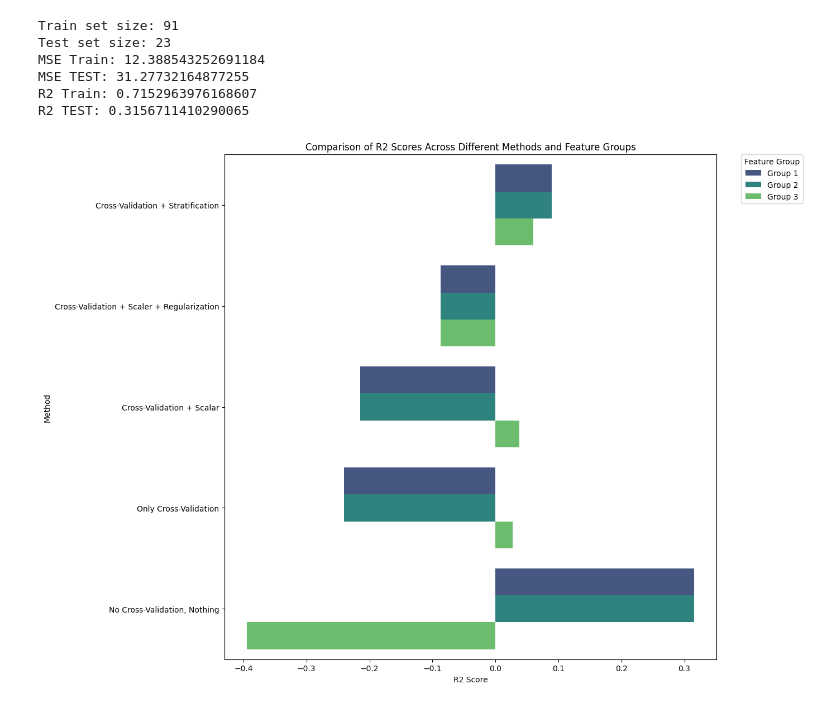
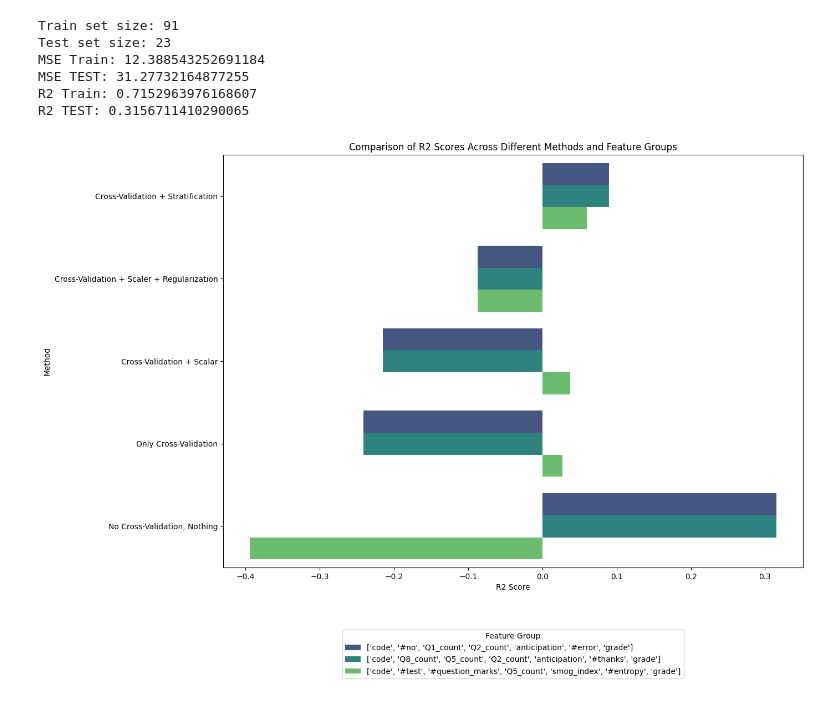
Before and after one commit to mhsendur/ChatGPT-Grade-Predictor, a Jupyter notebook: CS412_Project.ipynb, the cells around one changed output. Cells and saved outputs as stored; diff of their text form; code cells hidden in the pictures.

```diff
--- a/CS412_Project.ipynb
+++ b/CS412_Project.ipynb
@@ -1204,37 +1204,49 @@ results = {
         "Only Cross-Validation",
         "No Cross-Validation, Nothing",
         "No Cross-Validation, Nothing",
         "No Cross-Validation, Nothing"
     ],
     'R2 Score': [
         0.0898, 0.0898, 0.0601,  # Stratification scores
         -0.0872, -0.0872, -0.0872,  # Scaler + Regularization scores
         -0.2148, -0.2148, 0.0378,  # Scalar scores
         -0.2408, -0.2408, 0.0272,  # Only CV scores
         0.3157, 0.3157, -0.3946  # No CV scores
     ],
     'Feature Group': [
-        "Group 1", "Group 2", "Group 3",
-        "Group 1", "Group 2", "Group 3",
-        "Group 1", "Group 2", "Group 3",
-        "Group 1", "Group 2", "Group 3",
-        "Group 1", "Group 2", "Group 3"
+        "['code', '#no', 'Q1_count', 'Q2_count', 'anticipation', '#error', 'grade']",
+        "['code', 'Q8_count', 'Q5_count', 'Q2_count', 'anticipation', '#thanks', 'grade']",
+        "['code', '#test', '#question_marks', 'Q5_count', 'smog_index', '#entropy', 'grade']",
+        "['code', '#no', 'Q1_count', 'Q2_count', 'anticipation', '#error', 'grade']",
+        "['code', 'Q8_count', 'Q5_count', 'Q2_count', 'anticipation', '#thanks', 'grade']",
+        "['code', '#test', '#question_marks', 'Q5_count', 'smog_index', '#entropy', 'grade']",
+        "['code', '#no', 'Q1_count', 'Q2_count', 'anticipation', '#error', 'grade']",
+        "['code', 'Q8_count', 'Q5_count', 'Q2_count', 'anticipation', '#thanks', 'grade']",
+        "['code', '#test', '#question_marks', 'Q5_count', 'smog_index', '#entropy', 'grade']",
+        "['code', '#no', 'Q1_count', 'Q2_count', 'anticipation', '#error', 'grade']",
+        "['code', 'Q8_count', 'Q5_count', 'Q2_count', 'anticipation', '#thanks', 'grade']",
+        "['code', '#test', '#question_marks', 'Q5_count', 'smog_index', '#entropy', 'grade']",
+        "['code', '#no', 'Q1_count', 'Q2_count', 'anticipation', '#error', 'grade']",
+        "['code', 'Q8_count', 'Q5_count', 'Q2_count', 'anticipation', '#thanks', 'grade']",
+        "['code', '#test', '#question_marks', 'Q5_count', 'smog_index', '#entropy', 'grade']"
     ]
 }
 
 # Convert the dictionary to a DataFrame
 results_df = pd.DataFrame(results)
 
 # Plotting with seaborn
 plt.figure(figsize=(14, 10))
 sns.barplot(x='R2 Score', y='Method', hue='Feature Group', data=results_df, palette='viridis')
 
+# Add a legend at the bottom
+plt.legend(title='Feature Group', bbox_to_anchor=(0.5, -0.15), loc='upper center', ncol=1, borderaxespad=0.)
+
 # Add a legend and a title
-plt.legend(title='Feature Group', bbox_to_anchor=(1.05, 1), loc=2, borderaxespad=0.)
 plt.title('Comparison of R2 Scores Across Different Methods and Feature Groups')
 
 # Show the plot
 plt.tight_layout()
 plt.show()
 # %% [output]
-[figure, old version]
+[figure, new version]
```
